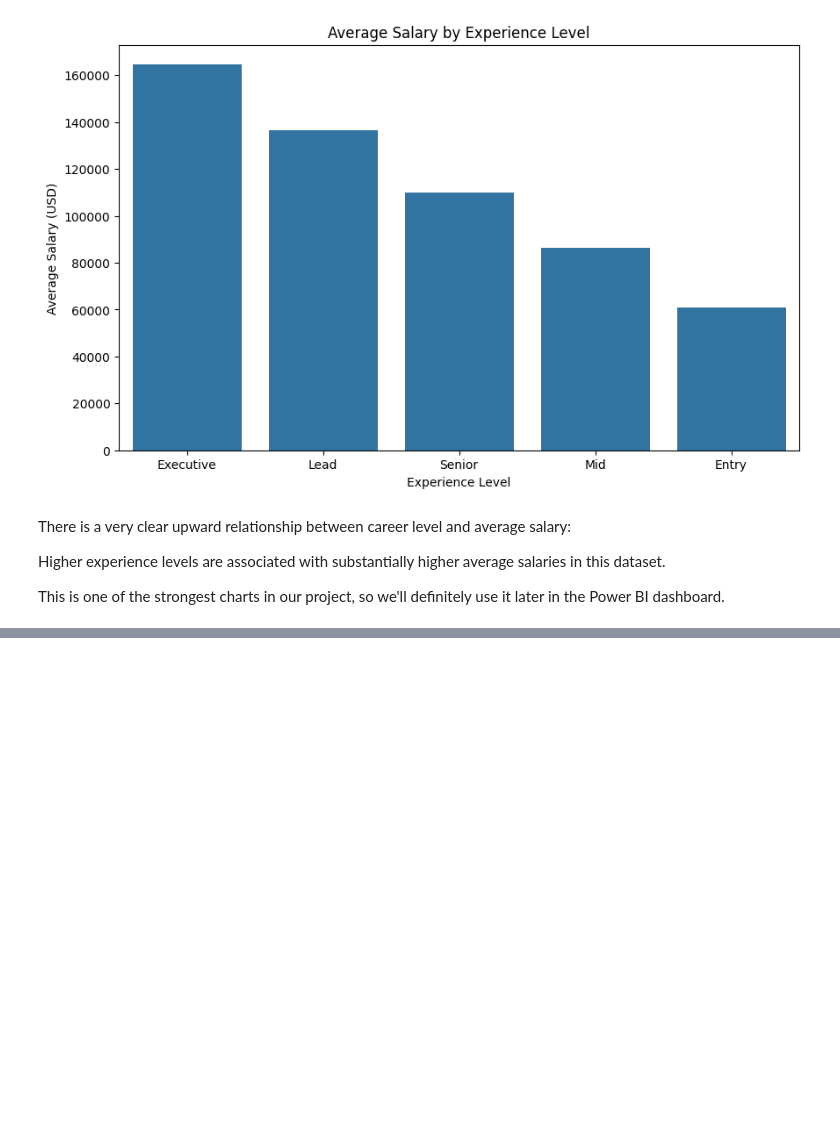
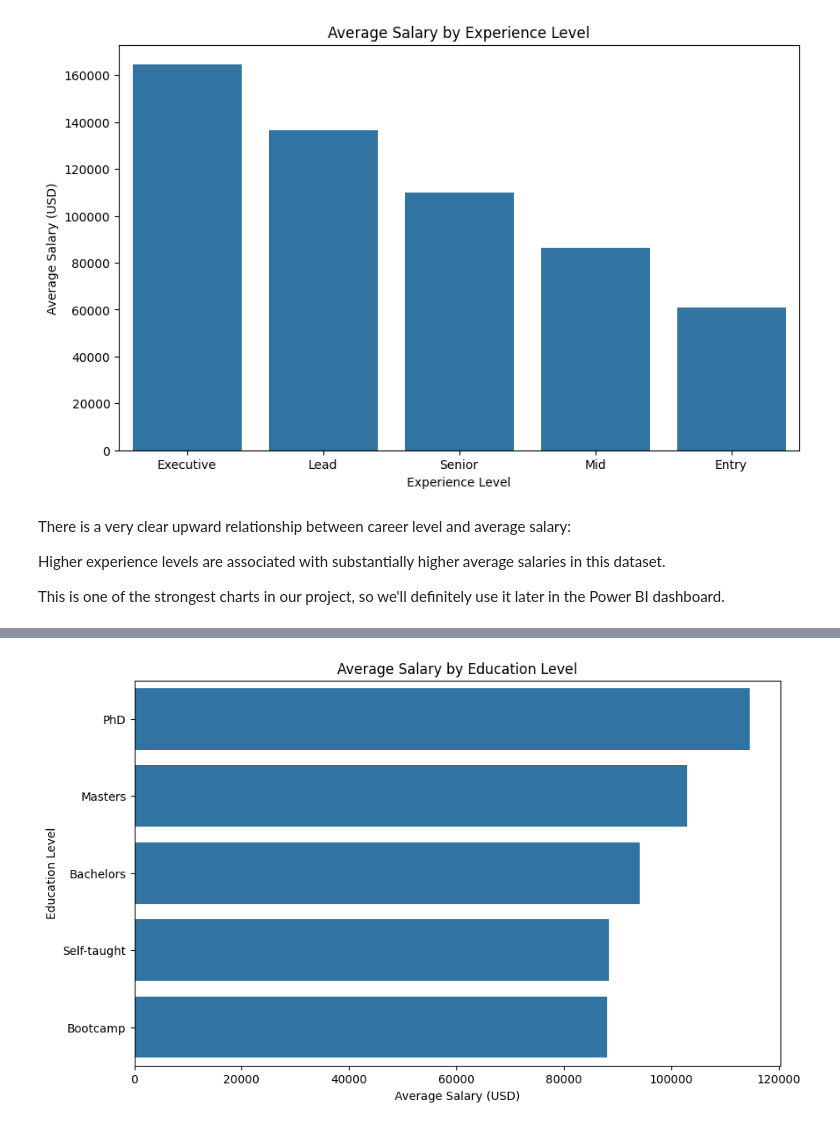
Before and after one commit to ConradNats/ai-data-science-career-intelligence, a Jupyter notebook: notebooks/03_exploratory_data_analysis.ipynb, the cells around one changed output, grey strips where cells are left out. Cells and saved outputs as stored; diff of their text form; code cells hidden in the pictures; blank space fills up the shorter version.

```diff
--- a/notebooks/03_exploratory_data_analysis.ipynb
+++ b/notebooks/03_exploratory_data_analysis.ipynb
@@ -127,0 +162,23 @@ This is one of the strongest charts in our project, so we'll definitely use it l
+# %%
+# Calculate average salary for each education level
+salary_by_education = (
+    df.groupby("education_level")["salary_usd"]
+      .mean()
+      .sort_values(ascending=False)
+)
+
+# Create the chart
+plt.figure(figsize=(10, 6))
+
+sns.barplot(
+    x=salary_by_education.values,
+    y=salary_by_education.index
+)
+
+plt.title("Average Salary by Education Level")
+plt.xlabel("Average Salary (USD)")
+plt.ylabel("Education Level")
+
+plt.show()
+# %% [output]
+[figure, added]
```
Also changed, not shown: parts of 4 cells of this notebook.
